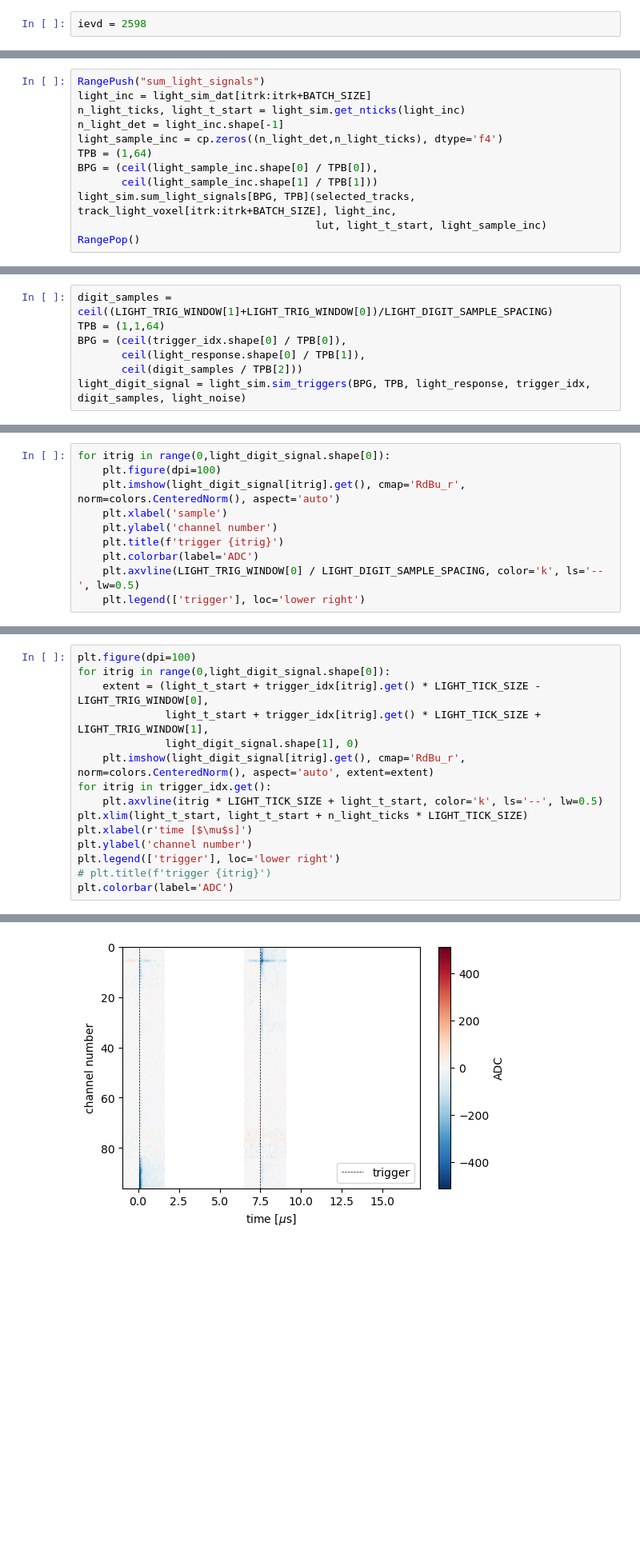
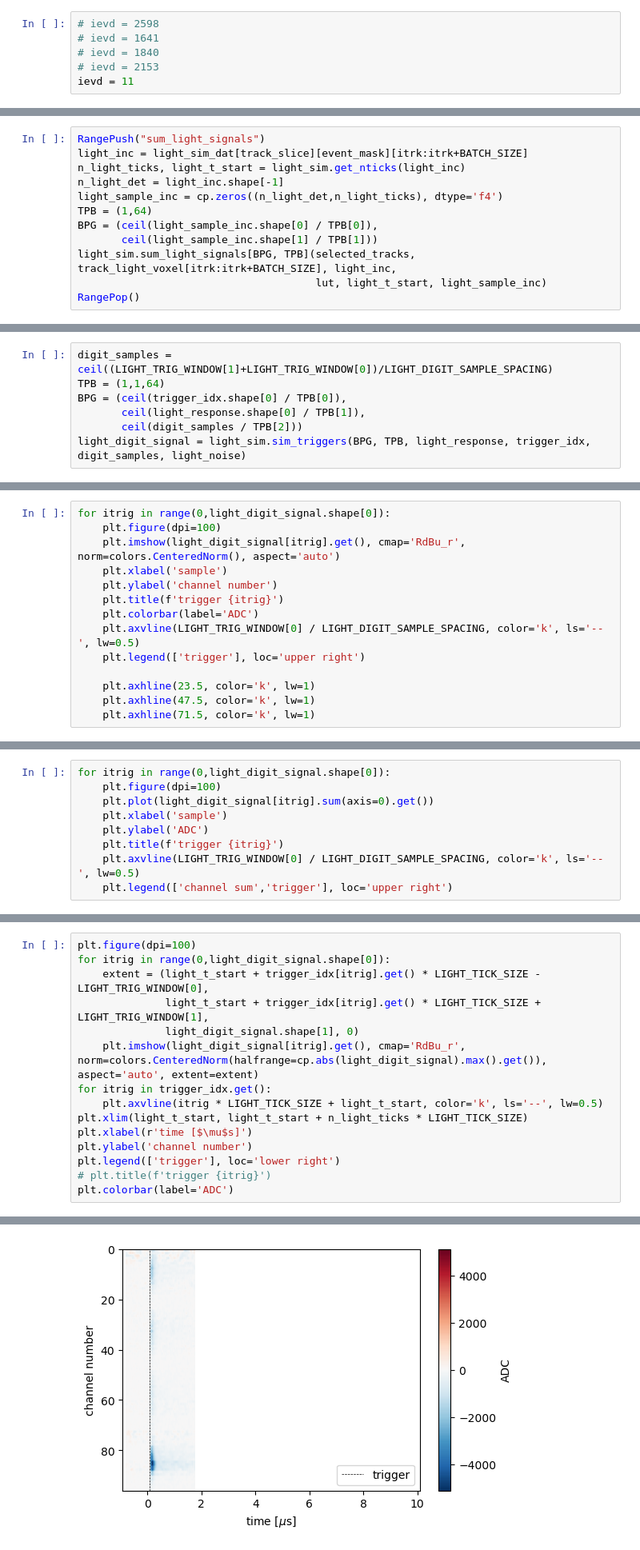
Before and after one commit to DUNE/larnd-sim, a Jupyter notebook: examples/Light signals.ipynb, the cells around one changed output, grey strips where cells are left out. Shown: that part at 80% size. Cells and saved outputs as stored; diff of their text form; blank space fills up the shorter version.

```diff
--- a/examples/Light signals.ipynb
+++ b/examples/Light signals.ipynb
@@ -261,5 +258,9 @@ plt.legend()
 # %%
-ievd = 2598
+# ievd = 2598
+# ievd = 1641
+# ievd = 1840
+# ievd = 2153
+ievd = 11
 # %%
 # copy paste from simulate_pixels.py
 
@@ -459,6 +476,6 @@ Text(0, 0.5, 'energy [MeV]')
 # %%
 RangePush("sum_light_signals")
-light_inc = light_sim_dat[itrk:itrk+BATCH_SIZE]
+light_inc = light_sim_dat[track_slice][event_mask][itrk:itrk+BATCH_SIZE]
 n_light_ticks, light_t_start = light_sim.get_nticks(light_inc)
 n_light_det = light_inc.shape[-1]
 light_sample_inc = cp.zeros((n_light_det,n_light_ticks), dtype='f4')
@@ -639,5 +658,9 @@ for itrig in range(0,light_digit_signal.shape[0]):
     plt.title(f'trigger {itrig}')
     plt.colorbar(label='ADC')
     plt.axvline(LIGHT_TRIG_WINDOW[0] / LIGHT_DIGIT_SAMPLE_SPACING, color='k', ls='--', lw=0.5)
-    plt.legend(['trigger'], loc='lower right')
+    plt.legend(['trigger'], loc='upper right')
+
+    plt.axhline(23.5, color='k', lw=1)
+    plt.axhline(47.5, color='k', lw=1)
+    plt.axhline(71.5, color='k', lw=1)
 # %% [output]
@@ -645,0 +668,9 @@ for itrig in range(0,light_digit_signal.shape[0]):
+# %%
+for itrig in range(0,light_digit_signal.shape[0]):
+    plt.figure(dpi=100)
+    plt.plot(light_digit_signal[itrig].sum(axis=0).get())
+    plt.xlabel('sample')
+    plt.ylabel('ADC')
+    plt.title(f'trigger {itrig}')
+    plt.axvline(LIGHT_TRIG_WINDOW[0] / LIGHT_DIGIT_SAMPLE_SPACING, color='k', ls='--', lw=0.5)
+    plt.legend(['channel sum','trigger'], loc='upper right')
@@ -646,21 +679,21 @@ for itrig in range(0,light_digit_signal.shape[0]):
 # %%
 plt.figure(dpi=100)
 for itrig in range(0,light_digit_signal.shape[0]):
     extent = (light_t_start + trigger_idx[itrig].get() * LIGHT_TICK_SIZE - LIGHT_TRIG_WINDOW[0],
               light_t_start + trigger_idx[itrig].get() * LIGHT_TICK_SIZE + LIGHT_TRIG_WINDOW[1],
               light_digit_signal.shape[1], 0)
-    plt.imshow(light_digit_signal[itrig].get(), cmap='RdBu_r', norm=colors.CenteredNorm(), aspect='auto', extent=extent)
+    plt.imshow(light_digit_signal[itrig].get(), cmap='RdBu_r', norm=colors.CenteredNorm(halfrange=cp.abs(light_digit_signal).max().get()), aspect='auto', extent=extent)
 for itrig in trigger_idx.get():
     plt.axvline(itrig * LIGHT_TICK_SIZE + light_t_start, color='k', ls='--', lw=0.5)
 plt.xlim(light_t_start, light_t_start + n_light_ticks * LIGHT_TICK_SIZE)
 plt.xlabel(r'time [$\mu$s]')
 plt.ylabel('channel number')
 plt.legend(['trigger'], loc='lower right')
 # plt.title(f'trigger {itrig}')
 plt.colorbar(label='ADC')
 # %% [output]
 <matplotlib.colorbar.Colorbar at 0x...>
-[figure, old version]
+[figure, new version]
 # %%
 import h5py
 f = h5py.File('../larndsim.9951.h5','r')
```
Also changed, not shown: parts of 23 cells of this notebook, 2 other files.
